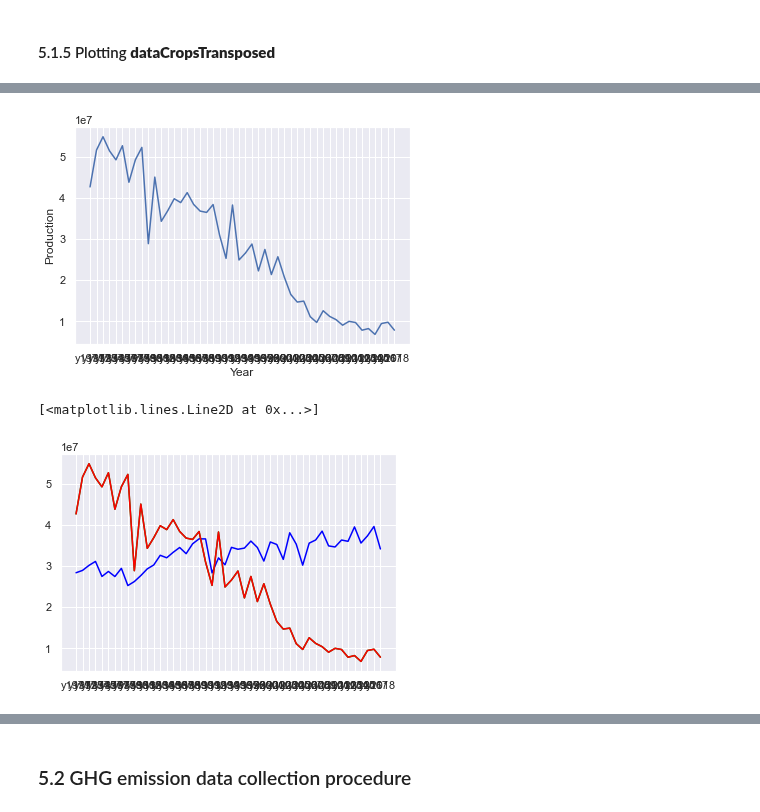
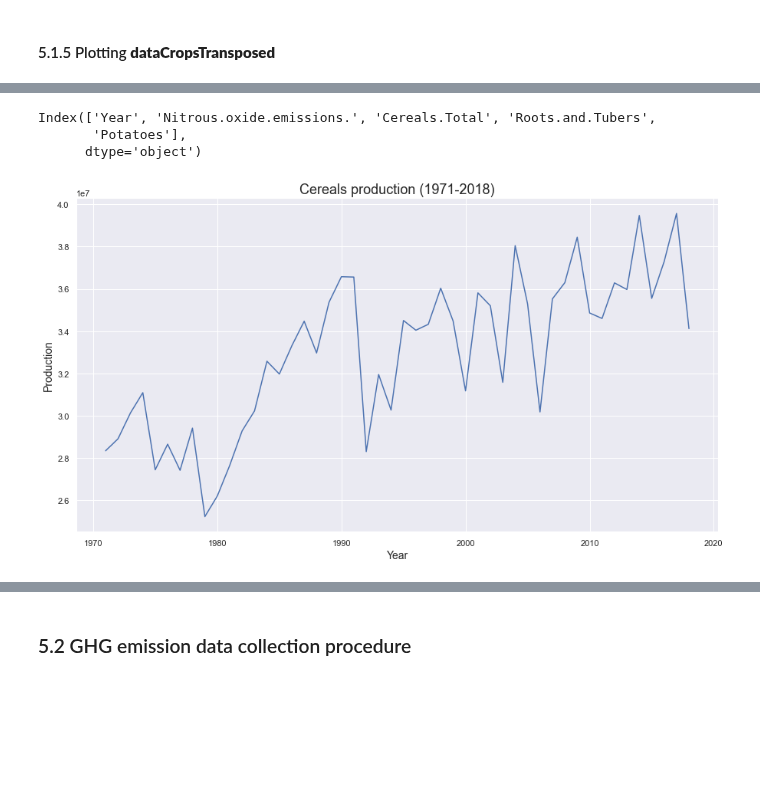
Before and after one commit to Alejandro-github-mx/statistics-projects, a Jupyter notebook: 2022-02-28-statistics-homework-FoodCC-Poland.ipynb, the cells around one changed output, grey strips where cells are left out. Drawn from its saved outputs; the diff is of its cells as text; code cells hidden in the pictures; blank space fills up the shorter version.

```diff
--- a/2022-02-28-statistics-homework-FoodCC-Poland.ipynb
+++ b/2022-02-28-statistics-homework-FoodCC-Poland.ipynb
@@ -350,16 +260,0 @@ plt.show()
-# %%
-#Plotting "Potatoes"
-plt.plot(dataCropsTransposed["Potatoes"])
-plt.xlabel("Year")
-plt.ylabel("Production")
-plt.show()
-# %% [output]
-[figure, removed]
-# %%
-# Plotting the three together
-plt.plot(dataCropsTransposed["Cereals, Total"], color = 'blue')
-plt.plot(dataCropsTransposed["Roots and Tubers, Total"], color = "green")
-plt.plot(dataCropsTransposed["Potatoes"], color = 'red')
-# %% [output]
-[<matplotlib.lines.Line2D at 0x...>]
-[figure, removed]
@@ -365,0 +268,18 @@ plt.plot(dataCropsTransposed["Potatoes"], color = 'red')
+# %%
+cropsNitrox_df.columns
+# %% [output]
+Index(['Year', 'Nitrous.oxide.emissions.', 'Cereals.Total', 'Roots.and.Tubers',
+       'Potatoes'],
+      dtype='object')
+# %%
+# Plot cereals
+
+plt.figure(figsize=(15,8))
+plt.xlabel("Year", fontsize= 14)
+plt.ylabel("Production", fontsize= 14)
+plt.title("Cereals production (1971-2018)", fontsize= 18)
+
+plt.plot(cropsNitrox_df["Year"], cropsNitrox_df["Cereals.Total"])
+plt.show();
+# %% [output]
+[figure, added]
```
Also changed, not shown: parts of 56 cells of this notebook, 2 other files.
